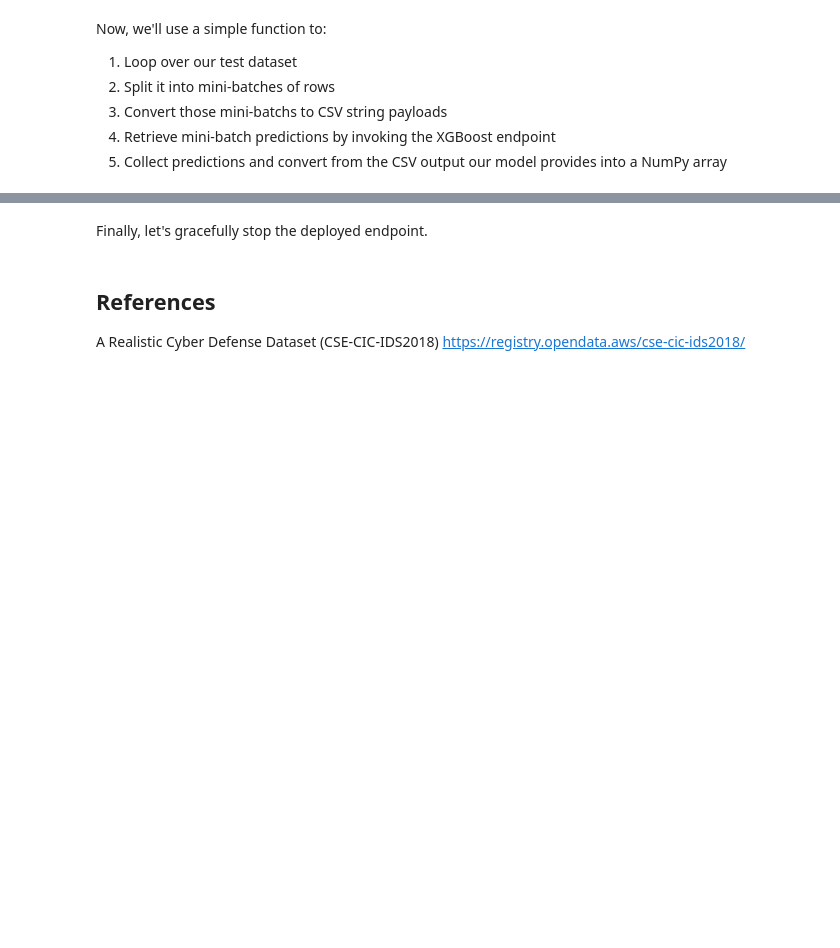
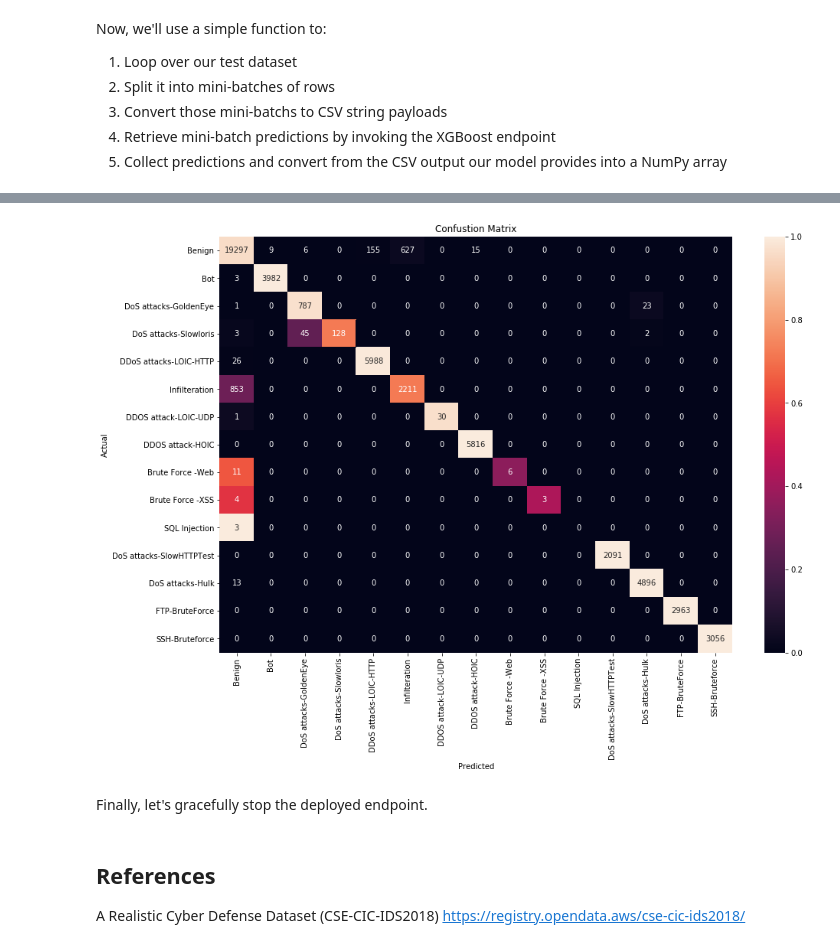
Before and after one commit to sengstacken/aws_machine_learning, a Jupyter notebook: immersion_day_labs/network_traffic_binaryclassification_xgboost/XGBoost-WebTraffic.ipynb, the cells around one changed output, grey strips where cells are left out. Cells and saved outputs as stored; diff of their text form; code cells hidden in the pictures; blank space fills up the shorter version.

```diff
--- a/immersion_day_labs/network_traffic_binaryclassification_xgboost/XGBoost-WebTraffic.ipynb
+++ b/immersion_day_labs/network_traffic_binaryclassification_xgboost/XGBoost-WebTraffic.ipynb
@@ -128,6 +174,9 @@ estimator = sagemaker.estimator.Estimator(image_uri=container,
                                           instance_count=1,
                                           instance_type='ml.m5.2xlarge',
                                           volume_size=5, # 5 GB
-                                          output_path=output_path)
+                                          output_path=output_path,
+                                          use_spot_instances=True,
+                                          max_run=3600,
+                                          max_wait=3600)
 # %%
 estimator.fit({'train': s3_input_train, 'validation': s3_input_validation})
@@ -134,5 +201,5 @@ estimator.fit({'train': s3_input_train, 'validation': s3_input_validation})
 # %% [markdown]
 In order to make sure that our code works for inference, we can deploy the trained model and execute some inferences.
 # %%
-predictor = estimator.deploy(initial_instance_count=1,
-                            instance_type='ml.m4.xlarge',serializer=sagemaker.serializers.CSVSerializer())
+%%time
+predictor = estimator.deploy(initial_instance_count=1,instance_type='ml.m4.xlarge',serializer=sagemaker.serializers.CSVSerializer())
@@ -179,14 +253,21 @@ actual.shape
+# %%
+class_list = ['Benign','Bot','DoS attacks-GoldenEye','DoS attacks-Slowloris','DDoS attacks-LOIC-HTTP','Infilteration','DDOS attack-LOIC-UDP','DDOS attack-HOIC','Brute Force -Web','Brute Force -XSS','SQL Injection','DoS attacks-SlowHTTPTest','DoS attacks-Hulk','FTP-BruteForce','SSH-Bruteforce']
 # %%
 import matplotlib.pyplot as plt
 import seaborn as sns
 from sklearn.metrics import confusion_matrix
 from IPython.display import display, clear_output
 
 fig, ax = plt.subplots(figsize=(15,10))
 cm = confusion_matrix(actual,predictions)
 normalized_cm = cm.astype('float') / cm.sum(axis=1)[:, np.newaxis]
-sns.heatmap(normalized_cm, ax=ax, annot=cm, fmt='')
+sns.heatmap(normalized_cm, ax=ax, annot=cm, fmt='',xticklabels=class_list,yticklabels=class_list)
+plt.xlabel('Predicted')
+plt.ylabel('Actual')
+plt.title('Confustion Matrix')
 plt.show()
+# %% [output]
+[figure, added]
 # %% [markdown]
 Finally, let's gracefully stop the deployed endpoint.
 # %%
```
Also changed, not shown: parts of 13 cells of this notebook, 7 other files.
